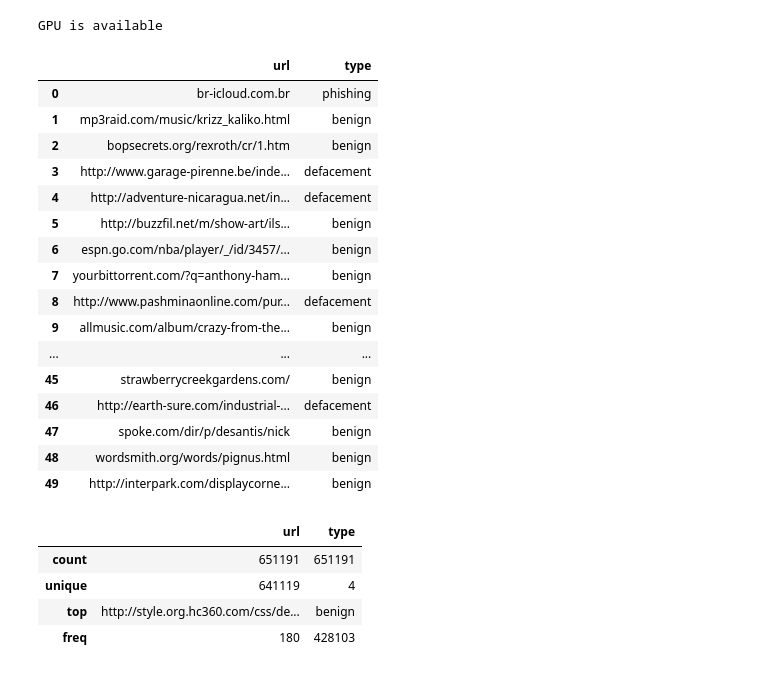
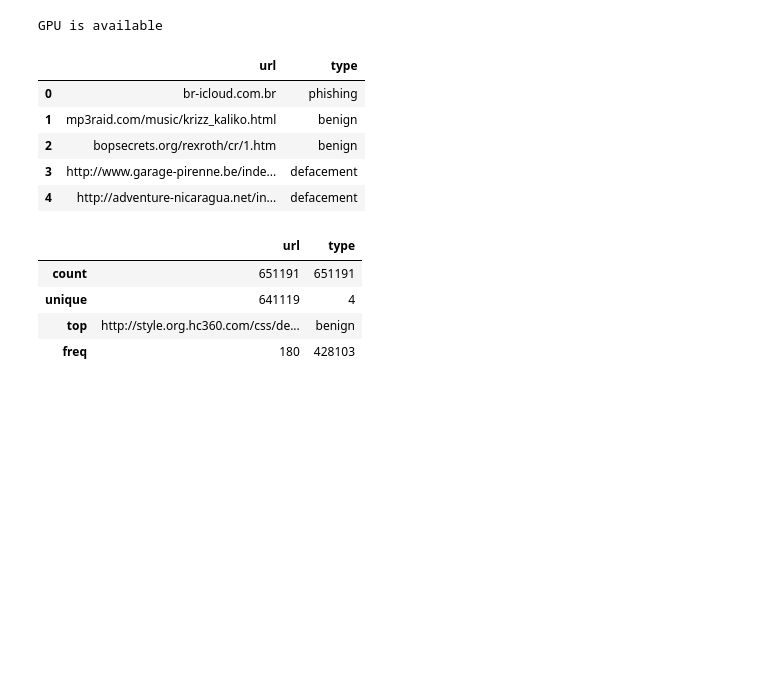
Before and after one commit to alphabeta2206/Mal_URL, a Jupyter notebook: Models/Model-2.ipynb, the cells around one changed output. Saved outputs shown, nothing was run; the diff lists cells and outputs as text; code cells hidden in the pictures; blank space fills up the shorter version.

```diff
--- a/Models/Model-2.ipynb
+++ b/Models/Model-2.ipynb
@@ -19,25 +19,14 @@ GPU is available
 # %%
 df=pd.read_csv("/Users/abhinavshinow/Documents/GitHub/Mal_URL/Data/mal_1.csv")
 # %%
-df.head(50)
+df.head()
 # %% [output]
 |  | url | type |
 | 0 | br-icloud.com.br | phishing |
 | 1 | mp3raid.com/music/krizz_kaliko.html | benign |
 | 2 | bopsecrets.org/rexroth/cr/1.htm | benign |
 | 3 | http://www.garage-pirenne.be/inde... | defacement |
 | 4 | http://adventure-nicaragua.net/in... | defacement |
-| 5 | http://buzzfil.net/m/show-art/ils... | benign |
-| 6 | espn.go.com/nba/player/_/id/3457/... | benign |
-| 7 | yourbittorrent.com/?q=anthony-ham... | benign |
-| 8 | http://www.pashminaonline.com/pur... | defacement |
-| 9 | allmusic.com/album/crazy-from-the... | benign |
-| ... | ... | ... |
-| 45 | strawberrycreekgardens.com/ | benign |
-| 46 | http://earth-sure.com/industrial-... | defacement |
-| 47 | spoke.com/dir/p/desantis/nick | benign |
-| 48 | wordsmith.org/words/pignus.html | benign |
-| 49 | http://interpark.com/displaycorne... | benign |
 # %%
 df.describe()
 # %% [output]
```
Also changed, not shown: 1 other file.
